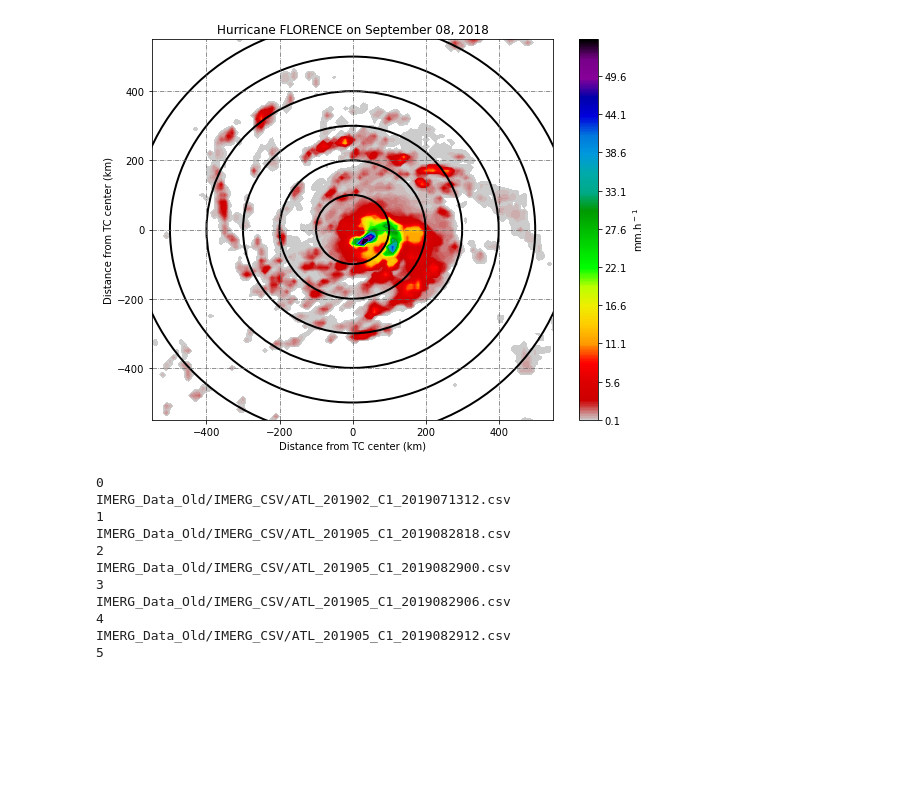
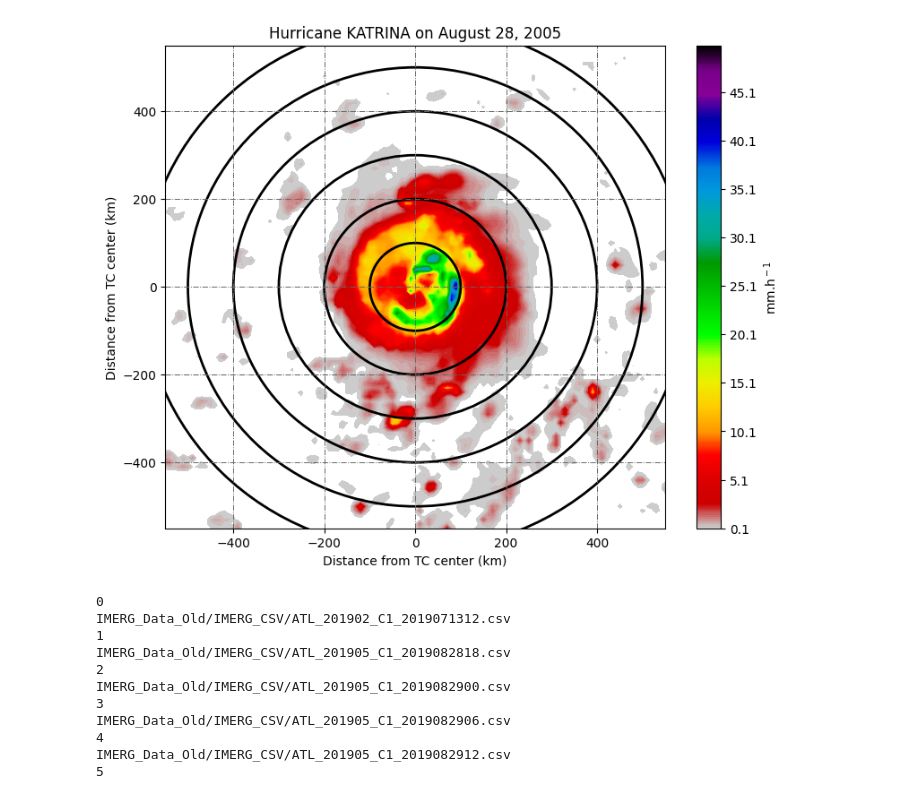
Before and after one commit to Johnsonahs/YSP-Python, a Jupyter notebook: Plotting_IMERG_data_from_CSV_files.ipynb, the cells around one changed output. Drawn from its saved outputs; the diff is of its cells as text; code cells hidden in the pictures; blank space fills up the shorter version.

Commit message:
Plotted some images of particularly infamous storms that hit Florida. Note that each ring is an additional 100km.

```diff
--- a/Plotting_IMERG_data_from_CSV_files.ipynb
+++ b/Plotting_IMERG_data_from_CSV_files.ipynb
@@ -9,12 +9,9 @@ import os
 #import warnings                          # Optional library if colormap for NEXRAD-NWS radars wants to be used
 #warnings.filterwarnings('ignore')        # Omit warnings when pyart library is used (starts from second time run)
 
-# This is where the images are in Sunny's local system
-os.chdir("/Volumes/macOS_1015-Data/Users/sunnyyou/Documents/sunny/palmetto_high/Grade_11/Sci_Fair_2023/IMERG")
-
 # STEP 2, Import the CSV file with the rainfall values.  (For arrays with north pointing upwards)
 
-overpass  = np.loadtxt(open(r"IMERG_CSV/ATL_201806_C1_2018090918.csv", "rb"), delimiter=",")
+overpass  = np.loadtxt(open(r"IMERG_CSV/ATL_200512_C4_2005082806.csv", "rb"), delimiter=",")
 
 # STEP 3, Creates supplementary coordinate information requiered to provide spatial reference to the plots
 # X and Y values in kilometers starting from the TC center.
@@ -31,40 +28,40 @@ Y0=  np.asarray (y)
 
 # STEP 4, Define the plot preferences and create the actual output.
 
-levels = np.arange (0.1, 55, 0.1)                            # Define the levels for the rainfall colormap (min, max, step)
+levels = np.arange (0.1, 50, 0.1)                            # Define the levels for the rainfall colormap (min, max, step)
 f,((ax1))= plt.subplots(1,1, figsize=(9, 7))                 # Define number of panels and figure size
 cs1 = plt.contourf(X,Y,np.flip(overpass, axis=0),levels)     # Plots the rainfall array making sure north is upwards.
 cs1.set_cmap('nipy_spectral_r')                              # Define the color ramp preference
 #cs1.set_cmap(pyart.graph.cm.NWSRef)                         # Use this line instead of previous when NWS color is a must.
-ax1.set_title  ('Hurricane FLORENCE on September 08, 2018')      # Create the figure's title.
+ax1.set_title  ('Hurricane KATRINA on August 28, 2005')      # Create the figure's title.
 ax1.set_xlim(-550, 550)                                      # Define the effective area to be plotted in TC centered coords
 ax1.set_ylim(-550, 550)
 ax1.yaxis.set_ticks([-400,-200,0,200,400])                   # Define the grid interval for Y axis
 ax1.xaxis.set_ticks([-400,-200,0,200,400])                   # Define the grid interval for X axis
 ax1.set_xlabel ('Distance from TC center (km)')              # Captions for X axis
 ax1.set_ylabel ('Distance from TC center (km)')              # Captions for X axis
-ax1.grid(b=True, which='major', color='#666666', linestyle='-.', linewidth=0.7)             # Plot the grid with the style
+ax1.grid(which='major', color='#666666', linestyle='-.', linewidth=0.7)             # Plot the grid with the style
 circle6 = plt.Circle((0, 0), 600, color='black', linestyle='-', fill=False, linewidth=2)    # Create a circle at 600 km distance
 circle5 = plt.Circle((0, 0), 500, color='black', linestyle='-', fill=False, linewidth=2)    # Create a circle at 500 km distance
 circle4 = plt.Circle((0, 0), 400, color='black', linestyle='-', fill=False, linewidth=2)    # Create a circle at 400 km distance
 circle3 = plt.Circle((0, 0), 300, color='black', linestyle='-', fill=False, linewidth=2)    # Create a circle at 300 km distance
 circle2 = plt.Circle((0, 0), 200, color='black', linestyle='-', fill=False, linewidth=2)    # Create a circle at 200 km distance
 circle1 = plt.Circle((0, 0), 100, color='black', linestyle='-', fill=False, linewidth=2)    # Create a circle at 100 km distance
 ax1.add_patch(circle1)                                       # Add the circles to the plot
 ax1.add_patch(circle2)
 ax1.add_patch(circle3)
 ax1.add_patch(circle4)
 ax1.add_patch(circle5)
 ax1.add_patch(circle6)
 #ax1.arrow(250, -320, -20, 50, color ='black', linewidth= 3, head_length= 20, head_width= 20, zorder= 2)
 #ax1.text(-50, -380, '100, 200, and 300-km radius ring', fontsize=12)
 plt.colorbar(cs1,ax=ax1, label = 'mm.h$^-$$^1$')             # Create the color bar at the right hand side
 
 
-plt.savefig("Hurricane_FLORENCE_2018_090918_RI.png", dpi=300)  #This line saves the plot into a png file
+plt.savefig("Hurricane_KATRINA_2005_082806.png", dpi=300)  #This line saves the plot into a png file
 plt.show()
 # %% [output]
-[figure, old version]
+[figure, new version]
 # %%
 def createImage(file):
     overpass  = np.loadtxt(open(file, "rb"), delimiter=",")
```
Also changed, not shown: 2 other files.
